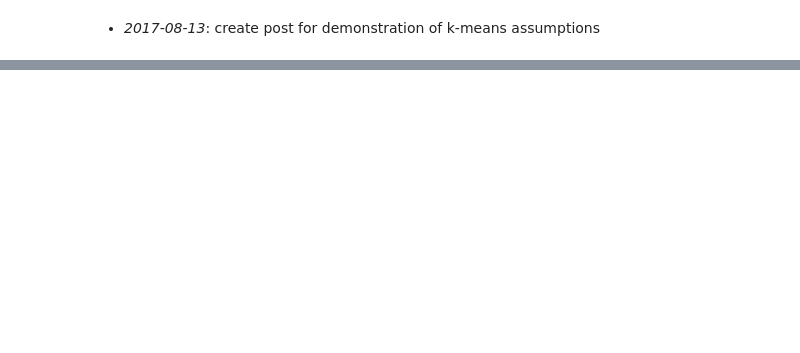
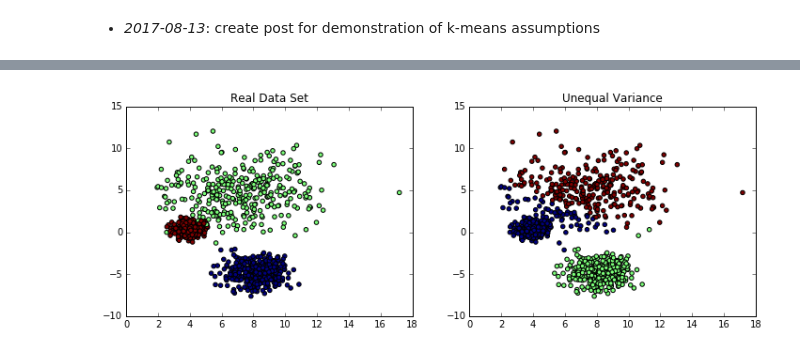
Before and after one commit to DearDon/Jekyll, a Jupyter notebook: _notebook/2017-08-13-plot-kmeans-assumptions.ipynb, the cells around one changed output, grey strips where cells are left out. Saved outputs shown, nothing was run; the diff lists cells and outputs as text; code cells hidden in the pictures; blank space fills up the shorter version.

```diff
--- a/_notebook/2017-08-13-plot-kmeans-assumptions.ipynb
+++ b/_notebook/2017-08-13-plot-kmeans-assumptions.ipynb
@@ -99,0 +78,20 @@ Automatically created module for IPython interactive environment
+# %%
+# Different variance
+X_varied, y_varied = make_blobs(n_samples=n_samples,
+                                cluster_std=[1.0, 2.5, 0.5],
+                                random_state=random_state)
+y_pred = KMeans(n_clusters=3, random_state=random_state).fit_predict(X_varied)
+
+plt.figure(figsize=(12, 4))
+
+plt.subplot(121)
+plt.scatter(X_varied[:, 0], X_varied[:, 1], c=y)
+plt.title("Real Data Set")
+
+plt.subplot(122)
+plt.scatter(X_varied[:, 0], X_varied[:, 1], c=y_pred)
+plt.title("Unequal Variance")
+
+plt.show()
+# %% [output]
+[figure, added]
```
Also changed, not shown: parts of 10 cells of this notebook, 11 other files.
